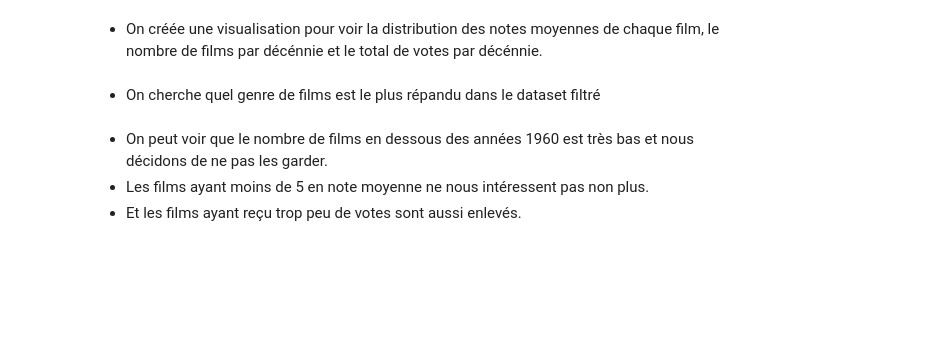
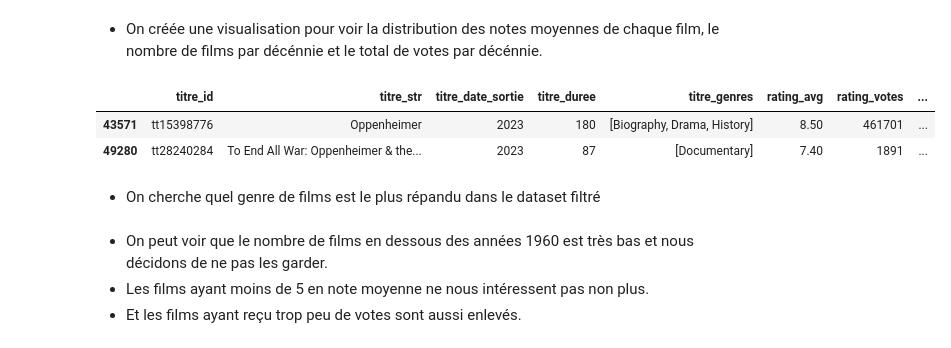
Before and after one commit to Morgan-DCL/project_2, a Jupyter notebook: eda_movies_with_graph.ipynb, the cells around one changed output. Cells and saved outputs as stored; diff of their text form; code cells hidden in the pictures; blank space fills up the shorter version.

```diff
--- a/eda_movies_with_graph.ipynb
+++ b/eda_movies_with_graph.ipynb
@@ -56,5 +72,11 @@ df = datas.get_dataframes(
 # %% [markdown]
 - On créée une visualisation pour voir la distribution des notes moyennes de chaque film, le nombre de films par décénnie et le total de votes par décénnie.
+# %%
+df[df["titre_str"].str.contains("Oppenheimer")]
+# %% [output]
+|  | titre_id | titre_str | titre_date_sortie | titre_duree | titre_genres | rating_avg | rating_votes | ... |
+| 43571 | tt15398776 | Oppenheimer | 2023 | 180 | [Biography, Drama, History] | 8.50 | 461701 | ... |
+| 49280 | tt28240284 | To End All War: Oppenheimer & the... | 2023 | 87 | [Documentary] | 7.40 | 1891 | ... |
 # %%
 eda.show_total_films_decade_plotly(df)
 # %% [markdown]
```
Also changed, not shown: parts of 2 cells of this notebook, 3 other files.
